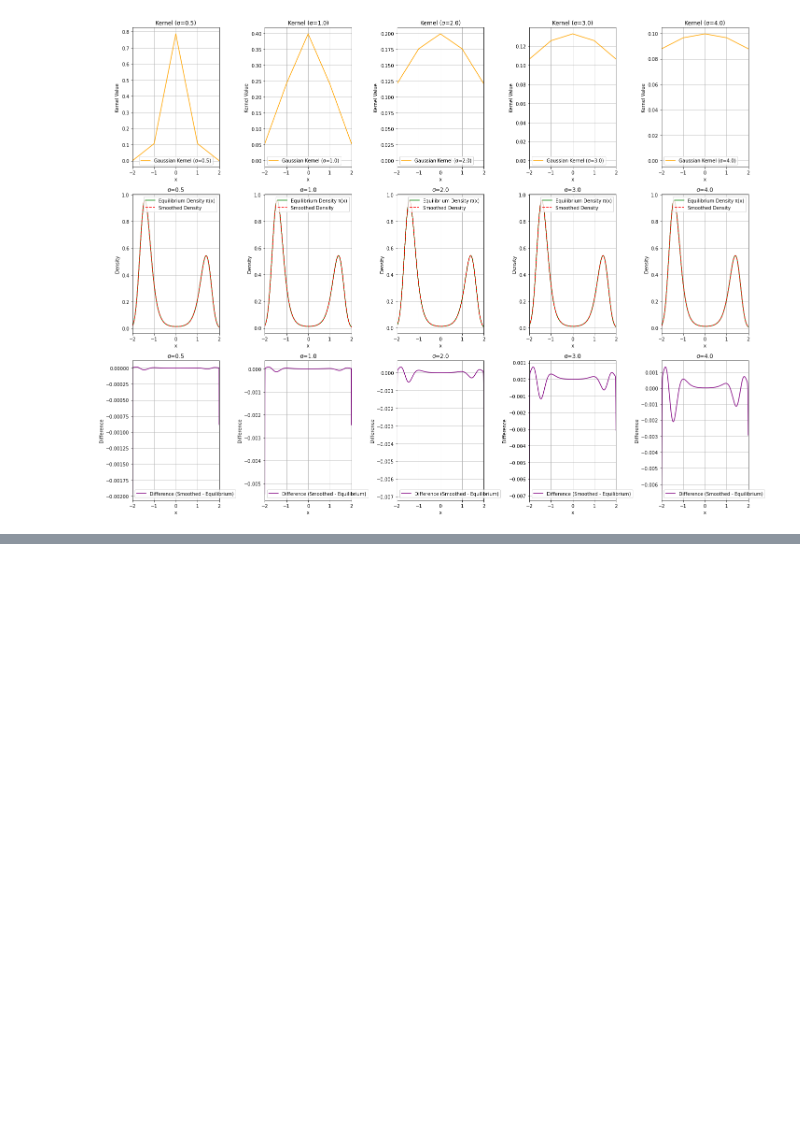
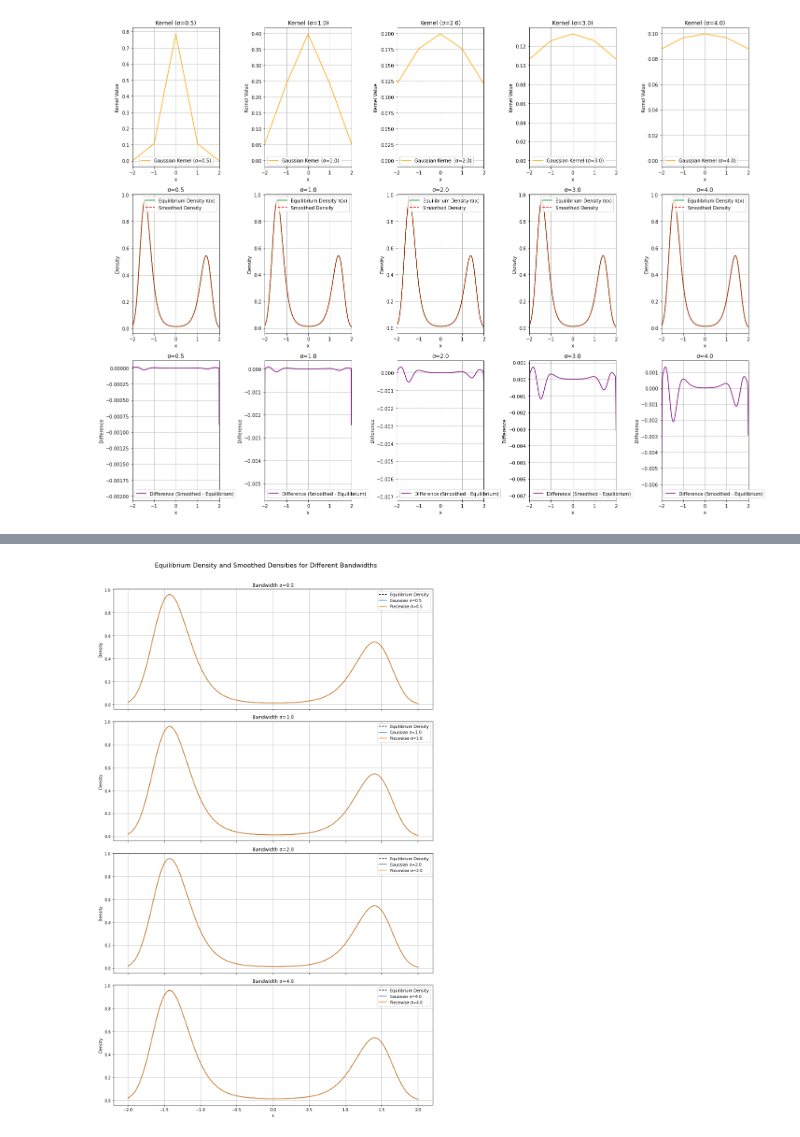
Before and after one commit to grarchana/bdld, a Jupyter notebook: trial/test2_1D_Gaussian_PiecewiseKernel.ipynb, the cells around one changed output, grey strips where cells are left out. Saved outputs shown, nothing was run; the diff lists cells and outputs as text; code cells hidden in the pictures; blank space fills up the shorter version.

```diff
--- a/trial/test2_1D_Gaussian_PiecewiseKernel.ipynb
+++ b/trial/test2_1D_Gaussian_PiecewiseKernel.ipynb
@@ -306,0 +548,84 @@ plt.show()
+# %%
+import numpy as np
+import matplotlib.pyplot as plt
+from scipy.signal import convolve as scipy_convolve
+
+# Custom convolve function (as provided)
+def convolve(g1, g2, mode="valid", method="auto"):
+    result = scipy_convolve(g1, g2, mode=mode, method=method)
+    stepsizes_product = 1
+    result /= stepsizes_product
+    return result
+
+# Potential function V(x)
+def potential(x):
+    return x**4 - 4*x**2 + 0.2*x
+
+# Equilibrium density π(x)
+def equilibrium_density(x, beta=1.0):
+    V_x = potential(x)
+    Z = np.trapz(np.exp(-beta * V_x), x)
+    return np.exp(-beta * V_x) / Z
+
+# Piecewise Parabolic Kernel
+def piecewise_parabolic_kernel(size, sigma):
+    kernel = np.linspace(-size, size, 2*size+1)
+    kernel_values = np.zeros_like(kernel)
+    for i, x in enumerate(kernel):
+        if -sigma <= x < -sigma / 2:
+            kernel_values[i] = (2 / sigma) * (1 + x / sigma)**2
+        elif -sigma / 2 <= x <= sigma / 2:
+            kernel_values[i] = (1 / sigma) - (2 / sigma) * (x / sigma)**2
+        elif sigma / 2 < x <= sigma:
+            kernel_values[i] = (2 / sigma) * (1 - x / sigma)**2
+    kernel_values /= np.sum(kernel_values)
+    return kernel_values
+
+# Gaussian Kernel
+def gaussian_kernel(size, sigma):
+    kernel = np.linspace(-size, size, 2*size+1)
+    kernel = np.exp(-kernel**2 / (2 * sigma**2))
+    kernel /= np.sum(kernel)
+    return kernel
+
+# Calculate grid size
+def calculate_grid_size(sigma):
+    return int(5 * sigma) * 2 + 1
+
+# Parameters
+beta = 1.0
+x = np.linspace(-2, 2, 1000)
+pi_x = equilibrium_density(x, beta)
+
+# Sigma values
+sigma_values = [0.5, 1.0, 2.0, 4.0]
+
+# Create plots
+fig, axs = plt.subplots(len(sigma_values), 1, figsize=(12, 20), sharex=True)
+fig.suptitle('Equilibrium Density and Smoothed Densities for Different Bandwidths', fontsize=16)
+
+for i, sigma in enumerate(sigma_values):
+    size = calculate_grid_size(sigma)
+
+    # Gaussian Kernel
+    gaussian_k = gaussian_kernel(size, sigma)
+    smoothed_gaussian = convolve(pi_x, gaussian_k, mode="same")
+
+    # Piecewise Parabolic Kernel
+    piecewise_k = piecewise_parabolic_kernel(size, sigma)
+    smoothed_piecewise = convolve(pi_x, piecewise_k, mode="same")
+
+    # Plot all densities in one subplot
+    axs[i].plot(x, pi_x, label='Equilibrium Density', color='black', linestyle='--')
+    axs[i].plot(x, smoothed_gaussian, label=f'Gaussian σ={sigma}')
+    axs[i].plot(x, smoothed_piecewise, label=f'Piecewise σ={sigma}')
+    axs[i].set_title(f'Bandwidth σ={sigma}')
+    axs[i].legend()
+    axs[i].set_ylabel('Density')
+    axs[i].grid(True)  # Add grid to each subplot
+
+plt.xlabel('x')
+plt.tight_layout(rect=[0, 0, 1, 0.97])
+plt.show()
+# %% [output]
+[figure, added]
```
Also changed, not shown: parts of 3 cells of this notebook, 6 other files.
